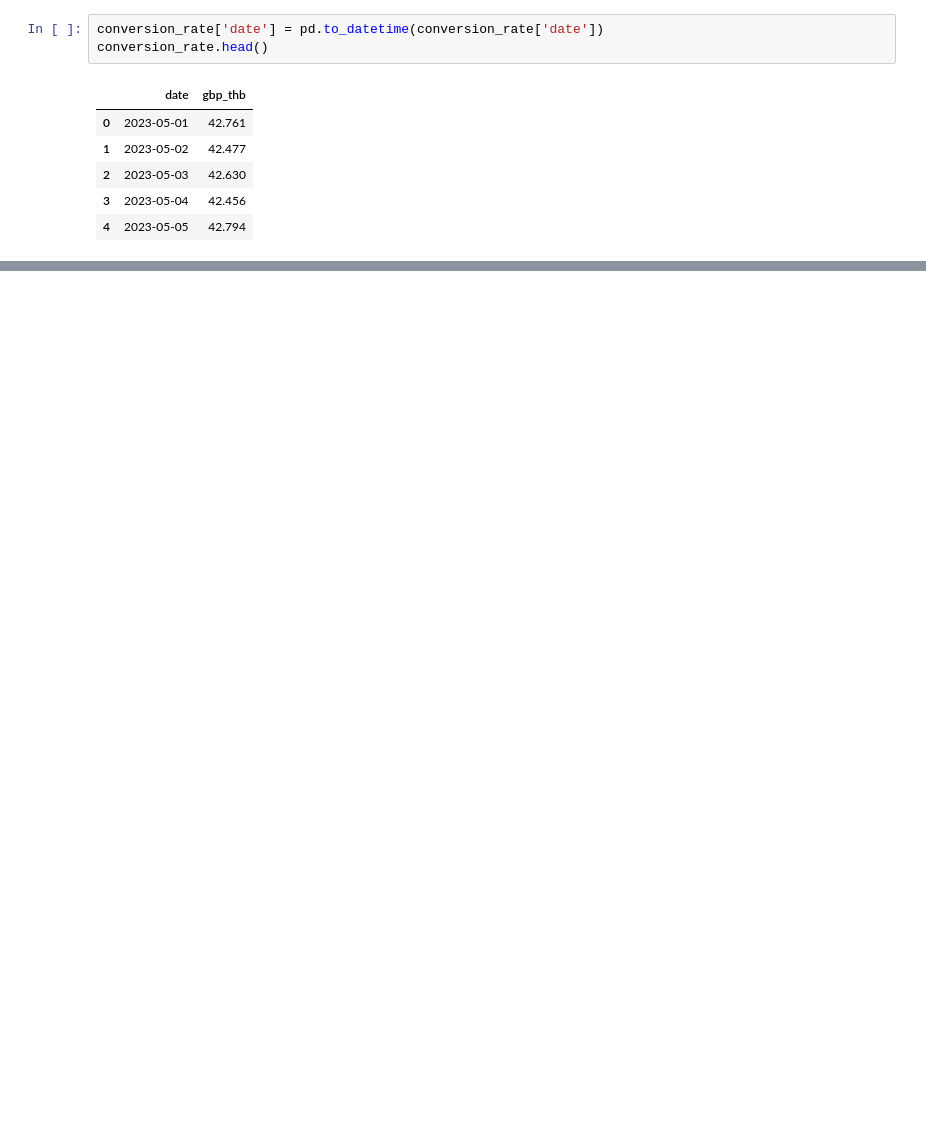
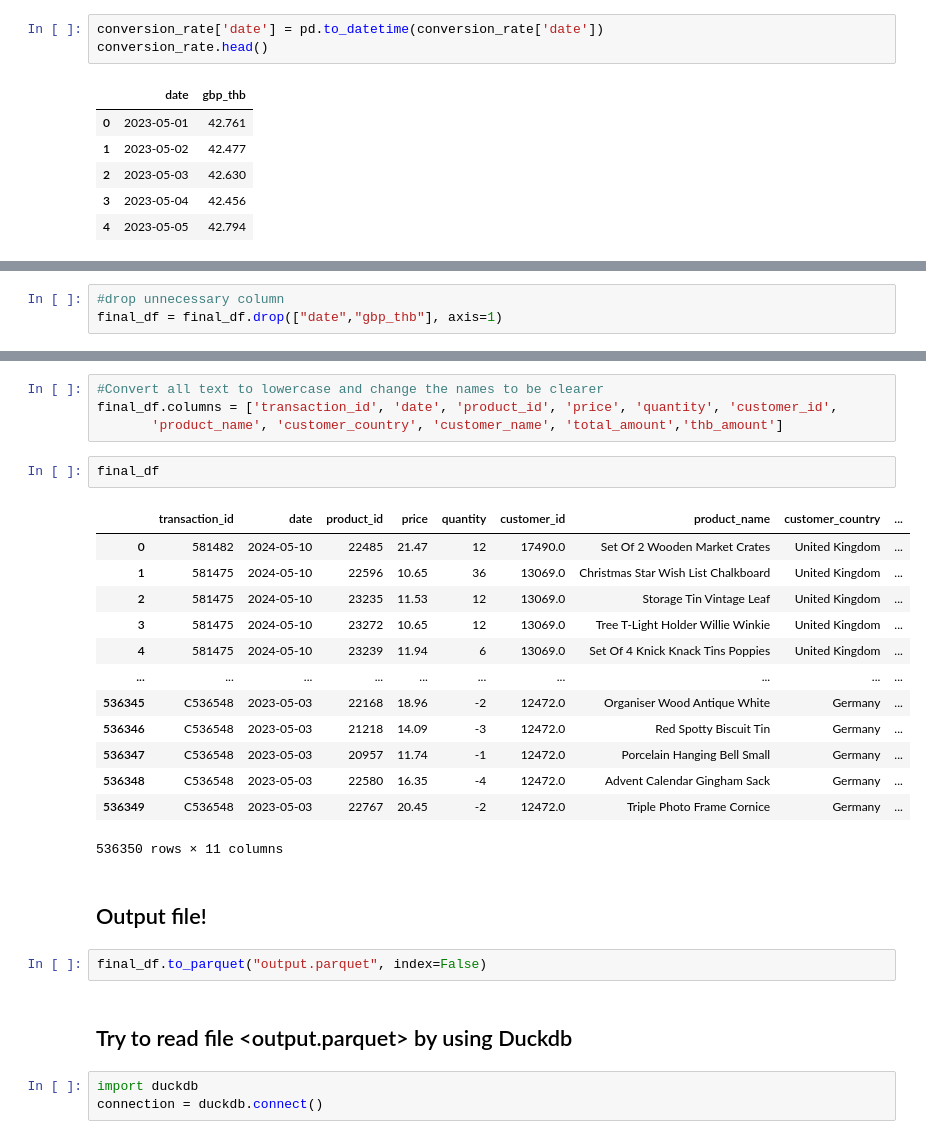
Before and after one commit to Nirutcha/E2E-data-project, a Jupyter notebook: Collectiondata.ipynb, the cells around one changed output, grey strips where cells are left out. Cells and saved outputs as stored; diff of their text form; blank space fills up the shorter version.

```diff
--- a/Collectiondata.ipynb
+++ b/Collectiondata.ipynb
@@ -220,0 +326,3 @@ conversion_rate.head()
+# %%
+#drop unnecessary column
+final_df = final_df.drop(["date","gbp_thb"], axis=1)
@@ -220,0 +336,29 @@ conversion_rate.head()
+# %%
+#Convert all text to lowercase and change the names to be clearer
+final_df.columns = ['transaction_id', 'date', 'product_id', 'price', 'quantity', 'customer_id',
+       'product_name', 'customer_country', 'customer_name', 'total_amount','thb_amount']
+# %%
+final_df
+# %% [output]
+|  | transaction_id | date | product_id | price | quantity | customer_id | product_name | customer_country | ... |
+| 0 | 581482 | 2024-05-10 | 22485 | 21.47 | 12 | 17490.0 | Set Of 2 Wooden Market Crates | United Kingdom | ... |
+| 1 | 581475 | 2024-05-10 | 22596 | 10.65 | 36 | 13069.0 | Christmas Star Wish List Chalkboard | United Kingdom | ... |
+| 2 | 581475 | 2024-05-10 | 23235 | 11.53 | 12 | 13069.0 | Storage Tin Vintage Leaf | United Kingdom | ... |
+| 3 | 581475 | 2024-05-10 | 23272 | 10.65 | 12 | 13069.0 | Tree T-Light Holder Willie Winkie | United Kingdom | ... |
+| 4 | 581475 | 2024-05-10 | 23239 | 11.94 | 6 | 13069.0 | Set Of 4 Knick Knack Tins Poppies | United Kingdom | ... |
+| ... | ... | ... | ... | ... | ... | ... | ... | ... | ... |
+| 536345 | C536548 | 2023-05-03 | 22168 | 18.96 | -2 | 12472.0 | Organiser Wood Antique White | Germany | ... |
+| 536346 | C536548 | 2023-05-03 | 21218 | 14.09 | -3 | 12472.0 | Red Spotty Biscuit Tin | Germany | ... |
+| 536347 | C536548 | 2023-05-03 | 20957 | 11.74 | -1 | 12472.0 | Porcelain Hanging Bell Small | Germany | ... |
+| 536348 | C536548 | 2023-05-03 | 22580 | 16.35 | -4 | 12472.0 | Advent Calendar Gingham Sack | Germany | ... |
+| 536349 | C536548 | 2023-05-03 | 22767 | 20.45 | -2 | 12472.0 | Triple Photo Frame Cornice | Germany | ... |
+536350 rows × 11 columns
+# %% [markdown]
+## Output file!
+# %%
+final_df.to_parquet("output.parquet", index=False)
+# %% [markdown]
+## Try to read file <output.parquet> by using Duckdb
+# %%
+import duckdb
+connection = duckdb.connect()
```
Also changed, not shown: parts of 22 cells of this notebook, 1 other file.
